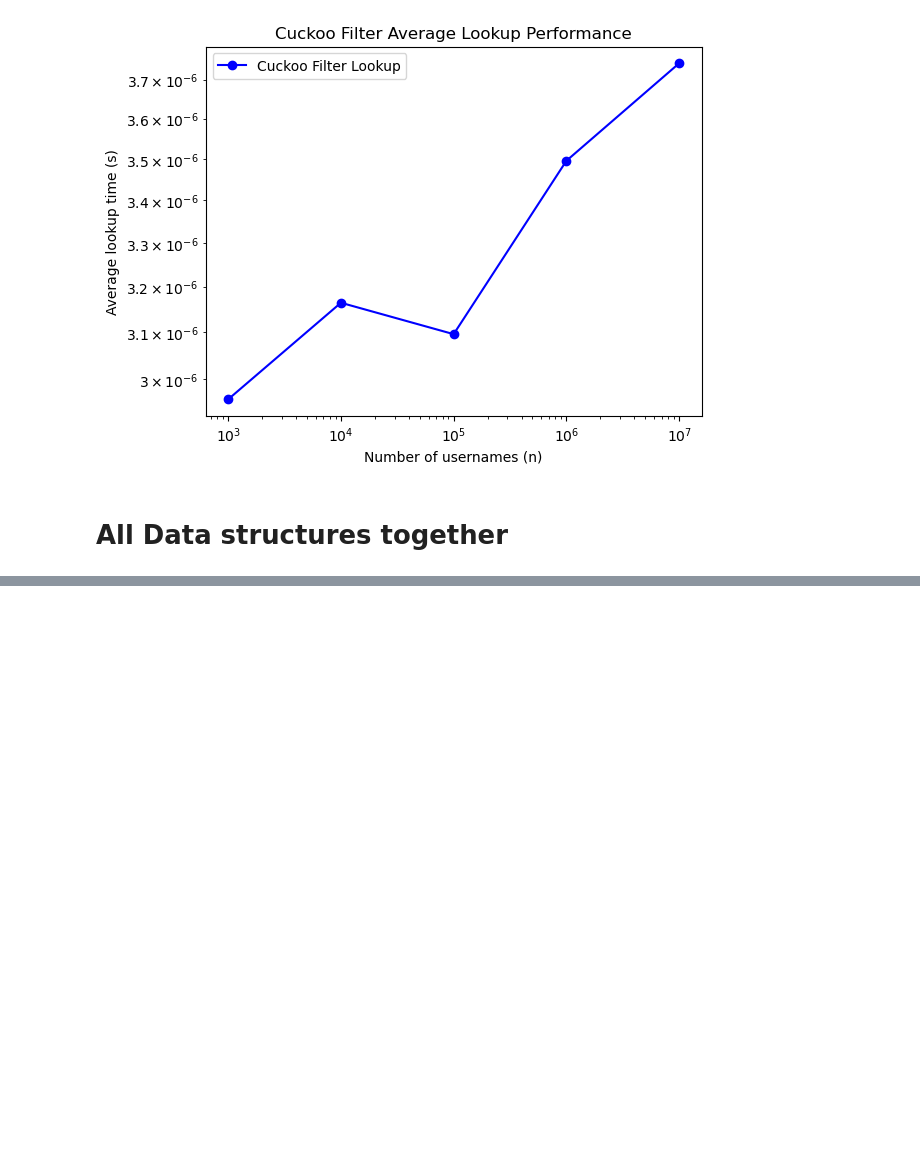
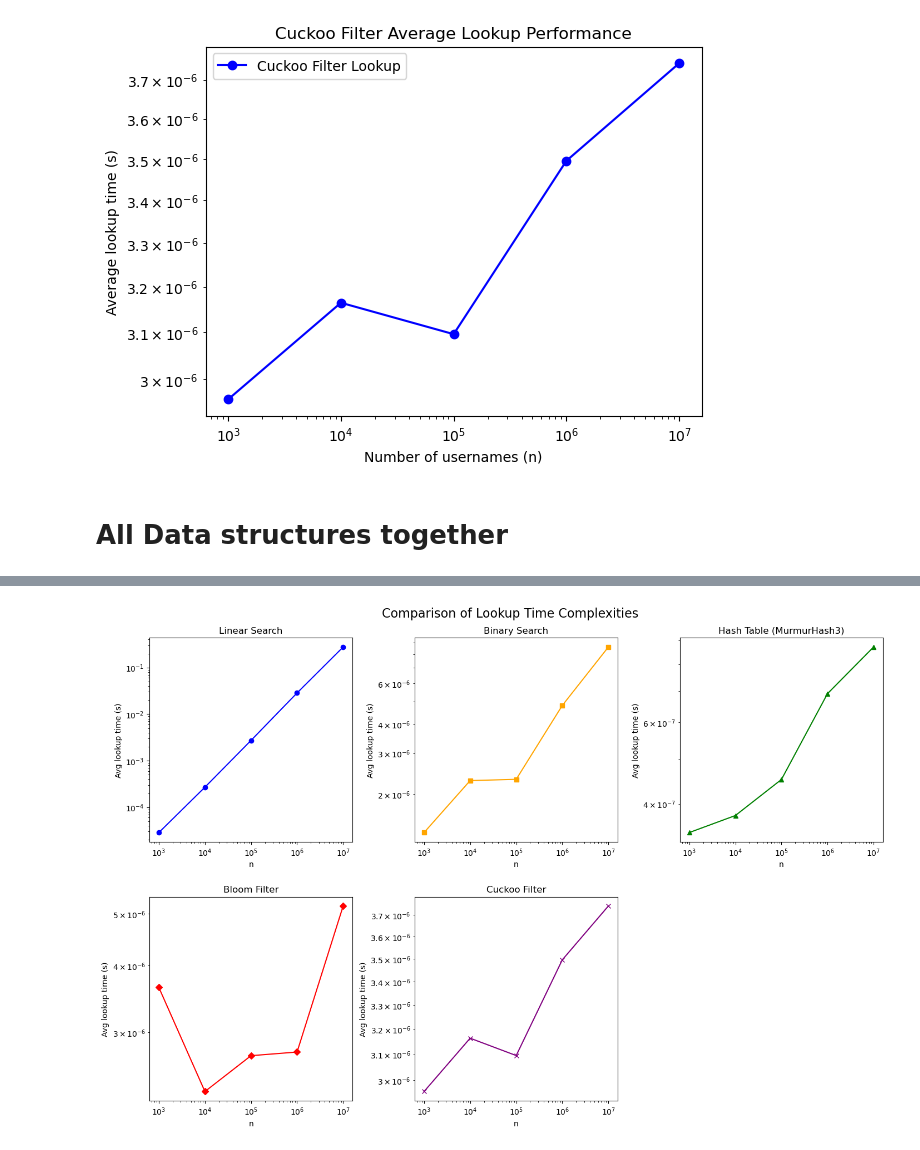
Before and after one commit to Hamza-Awr/COSC-520-Assignment-1, a Jupyter notebook: COSC_520_Ass_1_Hamza.ipynb, the cells around one changed output, grey strips where cells are left out. Saved outputs shown, nothing was run; the diff lists cells and outputs as text; code cells hidden in the pictures; blank space fills up the shorter version.

```diff
--- a/COSC_520_Ass_1_Hamza.ipynb
+++ b/COSC_520_Ass_1_Hamza.ipynb
@@ -436,0 +481,51 @@ plt.show()
+# %%
+import matplotlib.pyplot as plt
+
+fig, axes = plt.subplots(2, 3, figsize=(15, 10))  # 2 rows, 3 columns
+fig.tight_layout(pad=5)  # spacing between subplots
+
+# Top row: 3 plots
+axes[0, 0].plot(n_list_linear, times_linear, marker="o", color="blue")
+axes[0, 0].set_xscale("log")
+axes[0, 0].set_yscale("log")
+axes[0, 0].set_title("Linear Search")
+axes[0, 0].set_xlabel("n")
+axes[0, 0].set_ylabel("Avg lookup time (s)")
+
+axes[0, 1].plot(n_list_binary, times_binary, marker="s", color="orange")
+axes[0, 1].set_xscale("log")
+axes[0, 1].set_yscale("log")
+axes[0, 1].set_title("Binary Search")
+axes[0, 1].set_xlabel("n")
+axes[0, 1].set_ylabel("Avg lookup time (s)")
+
+axes[0, 2].plot(n_list_hash, times_hash, marker="^", color="green")
+axes[0, 2].set_xscale("log")
+axes[0, 2].set_yscale("log")
+axes[0, 2].set_title("Hash Table (MurmurHash3)")
+axes[0, 2].set_xlabel("n")
+axes[0, 2].set_ylabel("Avg lookup time (s)")
+
+# Bottom row: 2 plots (leave last subplot empty)
+axes[1, 0].plot(n_list_bloom, times_bloom, marker="D", color="red")
+axes[1, 0].set_xscale("log")
+axes[1, 0].set_yscale("log")
+axes[1, 0].set_title("Bloom Filter")
+axes[1, 0].set_xlabel("n")
+axes[1, 0].set_ylabel("Avg lookup time (s)")
+
+axes[1, 1].plot(n_list_cuckoo, times_cuckoo, marker="x", color="purple")
+axes[1, 1].set_xscale("log")
+axes[1, 1].set_yscale("log")
+axes[1, 1].set_title("Cuckoo Filter")
+axes[1, 1].set_xlabel("n")
+axes[1, 1].set_ylabel("Avg lookup time (s)")
+
+# Remove the empty subplot
+fig.delaxes(axes[1, 2])
+
+plt.suptitle("Comparison of Lookup Time Complexities", fontsize=16)
+plt.savefig("Plots/Comparison_Lookup_Subplots.png", dpi=300)
+plt.show()
+# %% [output]
+[figure, added]
```
Also changed, not shown: parts of 3 cells of this notebook, 12 other files.
